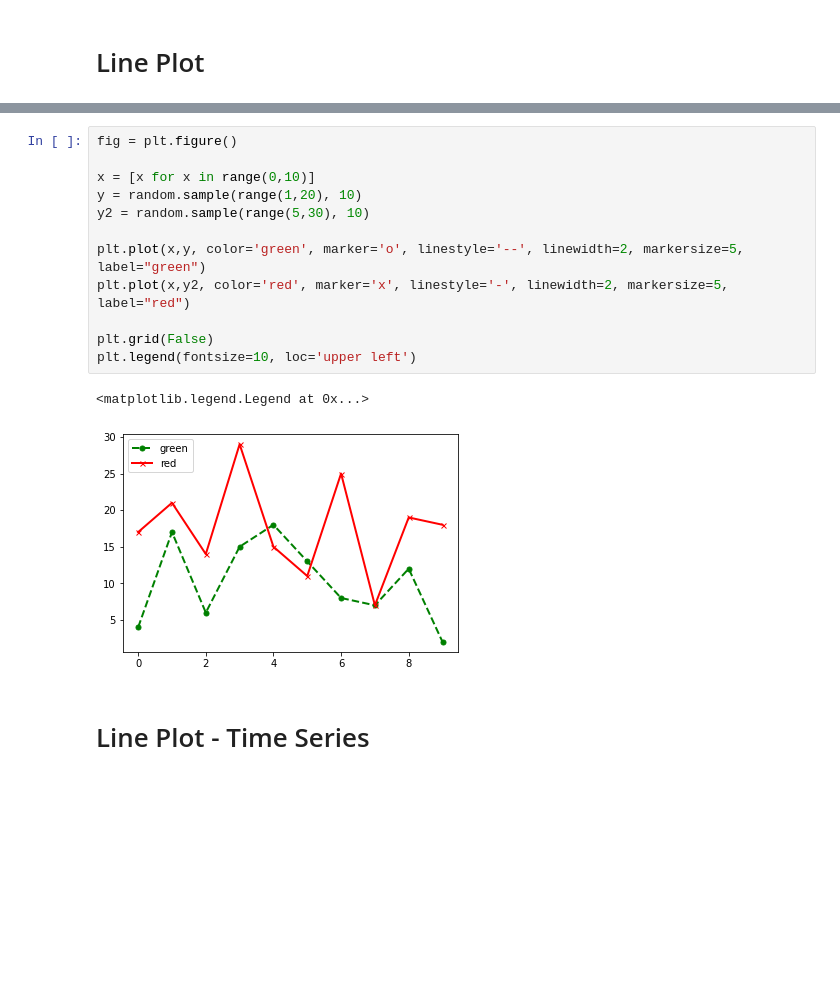
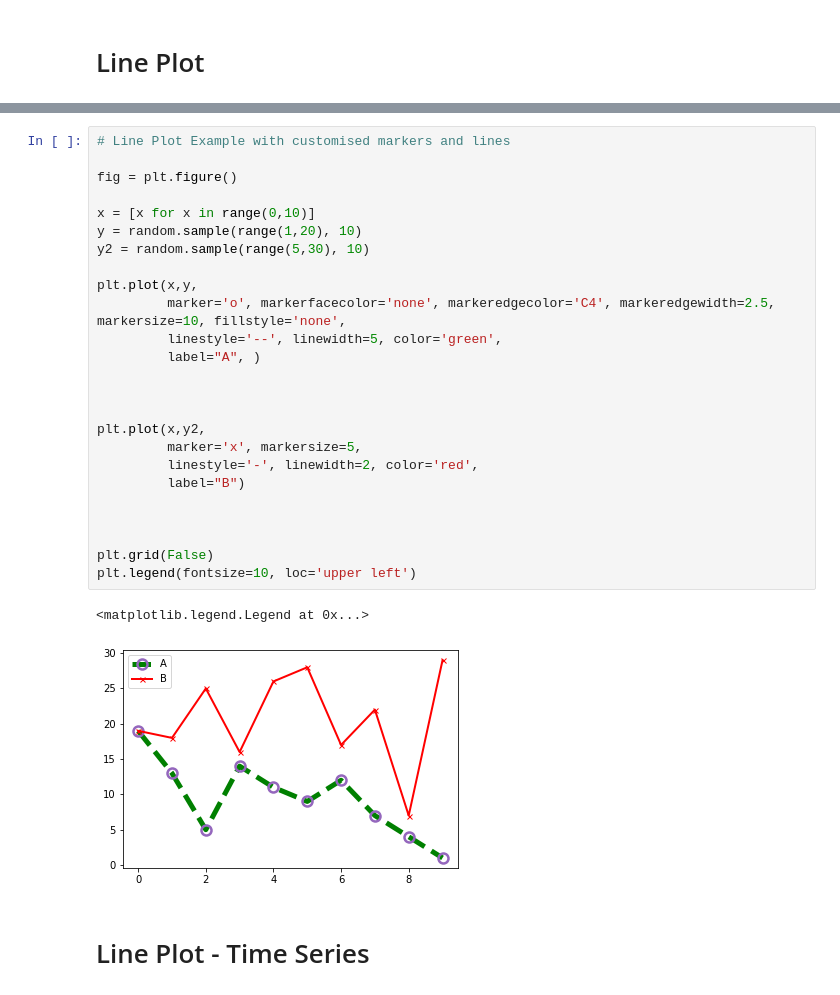
Before and after one commit to Ryan-Ashton/visualisation_notes, a Jupyter notebook: Matplotlib.ipynb, the cells around one changed output, grey strips where cells are left out. Drawn from its saved outputs; the diff is of its cells as text; blank space fills up the shorter version.

```diff
--- a/Matplotlib.ipynb
+++ b/Matplotlib.ipynb
@@ -289,18 +320,31 @@ print(Line2D.lineStyles)
 # %%
+# Line Plot Example with customised markers and lines
+
 fig = plt.figure()
 
 x = [x for x in range(0,10)]
 y = random.sample(range(1,20), 10)
 y2 = random.sample(range(5,30), 10)
 
-plt.plot(x,y, color='green', marker='o', linestyle='--', linewidth=2, markersize=5, label="green")
-plt.plot(x,y2, color='red', marker='x', linestyle='-', linewidth=2, markersize=5, label="red")
+plt.plot(x,y,
+         marker='o', markerfacecolor='none', markeredgecolor='C4', markeredgewidth=2.5, markersize=10, fillstyle='none',
+         linestyle='--', linewidth=5, color='green',
+         label="A", )
+
+
+
+plt.plot(x,y2,
+         marker='x', markersize=5,
+         linestyle='-', linewidth=2, color='red',
+         label="B")
+
+
 
 plt.grid(False)
 plt.legend(fontsize=10, loc='upper left')
 # %% [output]
 <matplotlib.legend.Legend at 0x...>
-[figure, old version]
+[figure, new version]
 # %% [markdown]
 # Line Plot - Time Series
 # %%
```
Also changed, not shown: parts of 18 cells of this notebook.
